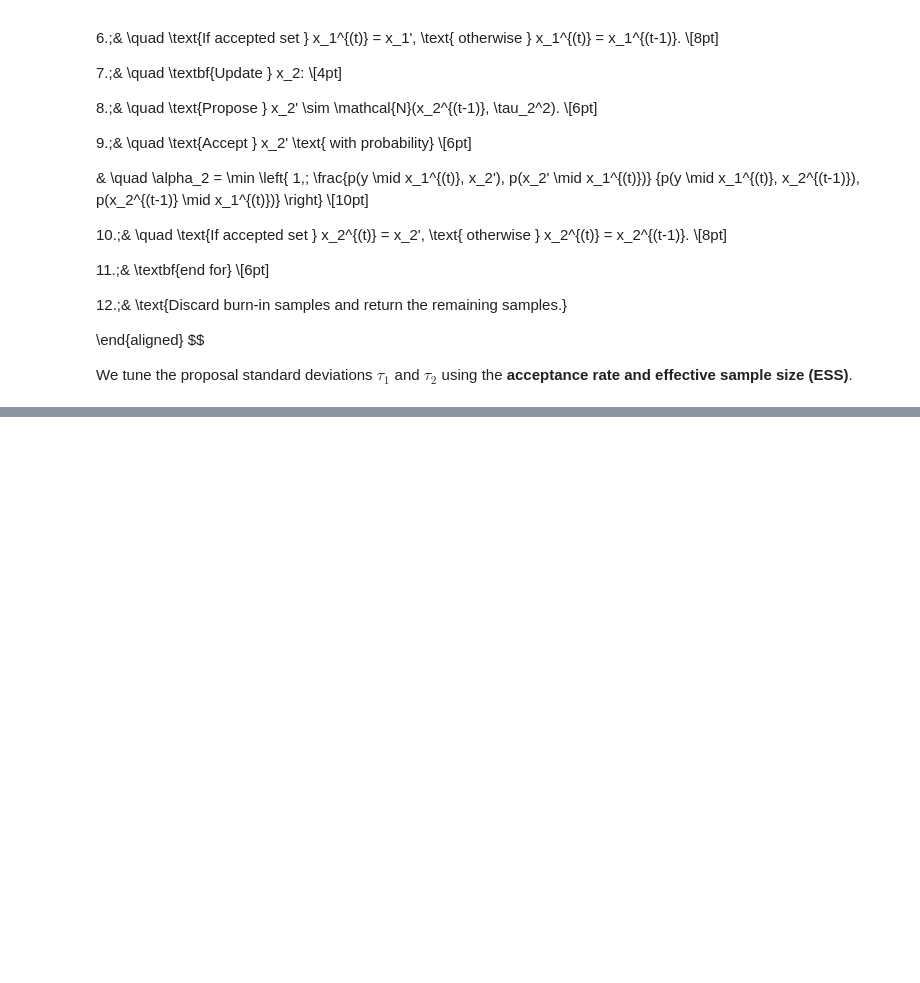
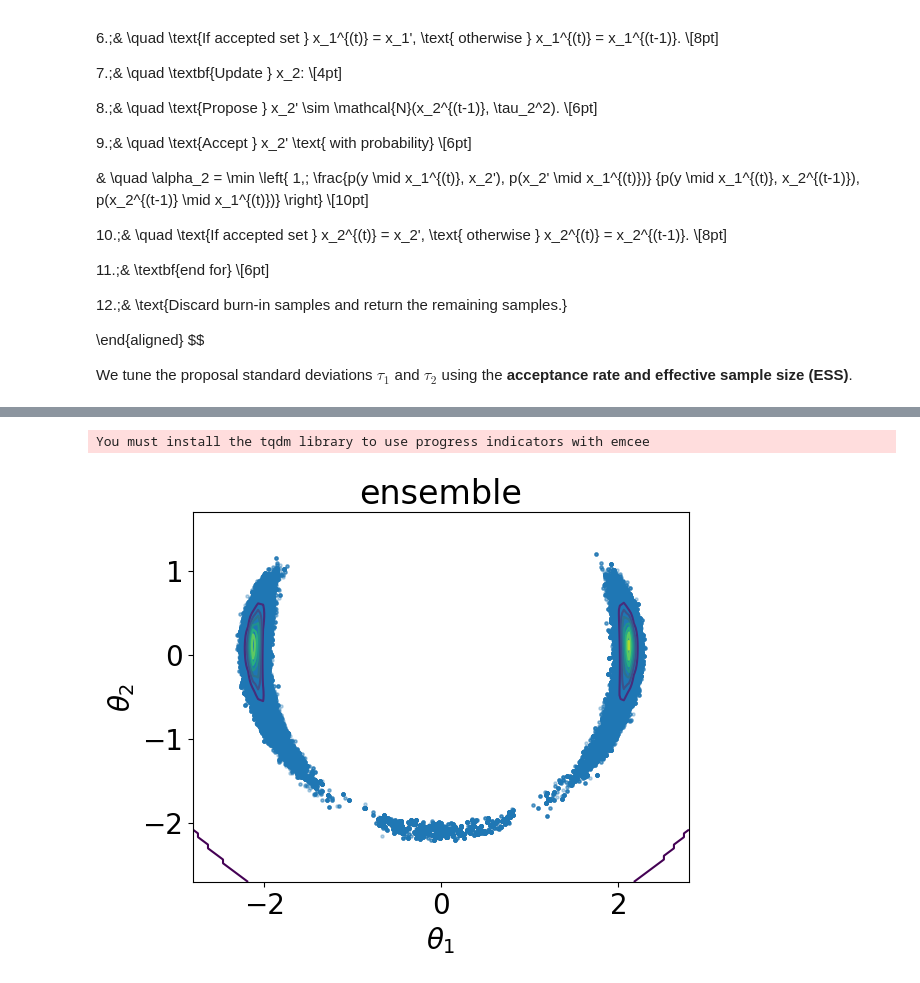
Before and after one commit to alisaklymchuk/stochastic_simulation_math60047, a Jupyter notebook: coursework.ipynb, the cells around one changed output, grey strips where cells are left out. Drawn from its saved outputs; the diff is of its cells as text; code cells hidden in the pictures; blank space fills up the shorter version.

```diff
--- a/coursework.ipynb
+++ b/coursework.ipynb
@@ -751,0 +764,24 @@ samples_cloud(mwg, "mwg")
+# %%
+ndim = 2
+nwalkers = 32
+
+p0 = np.random.randn(nwalkers, ndim) * 0.1
+
+sampler = EnsembleSampler(
+    nwalkers=nwalkers,
+    ndim=ndim,
+    log_prob_fn=log_posterior
+)
+
+sampler.run_mcmc(p0, 50000, progress=True)
+
+samples = sampler.get_chain(discard=5000, flat=True)
+#tau = sampler.get_autocorr_time(discard=1000)
+acc = sampler.acceptance_fraction
+# %% [output]
+You must install the tqdm library to use progress indicators with emcee
+# %%
+
+samples_cloud(samples, "ensemble")
+# %% [output]
+[figure, added]
```
Also changed, not shown: parts of 13 cells of this notebook.
